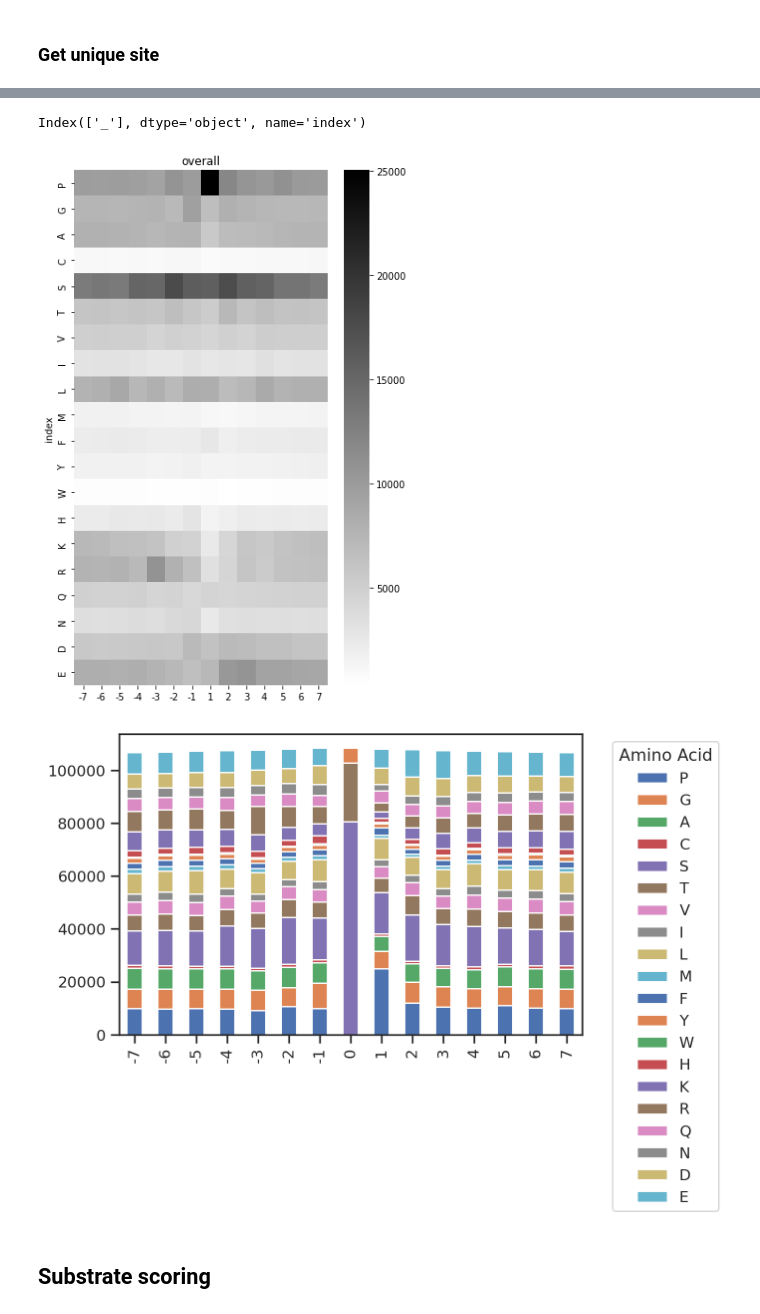
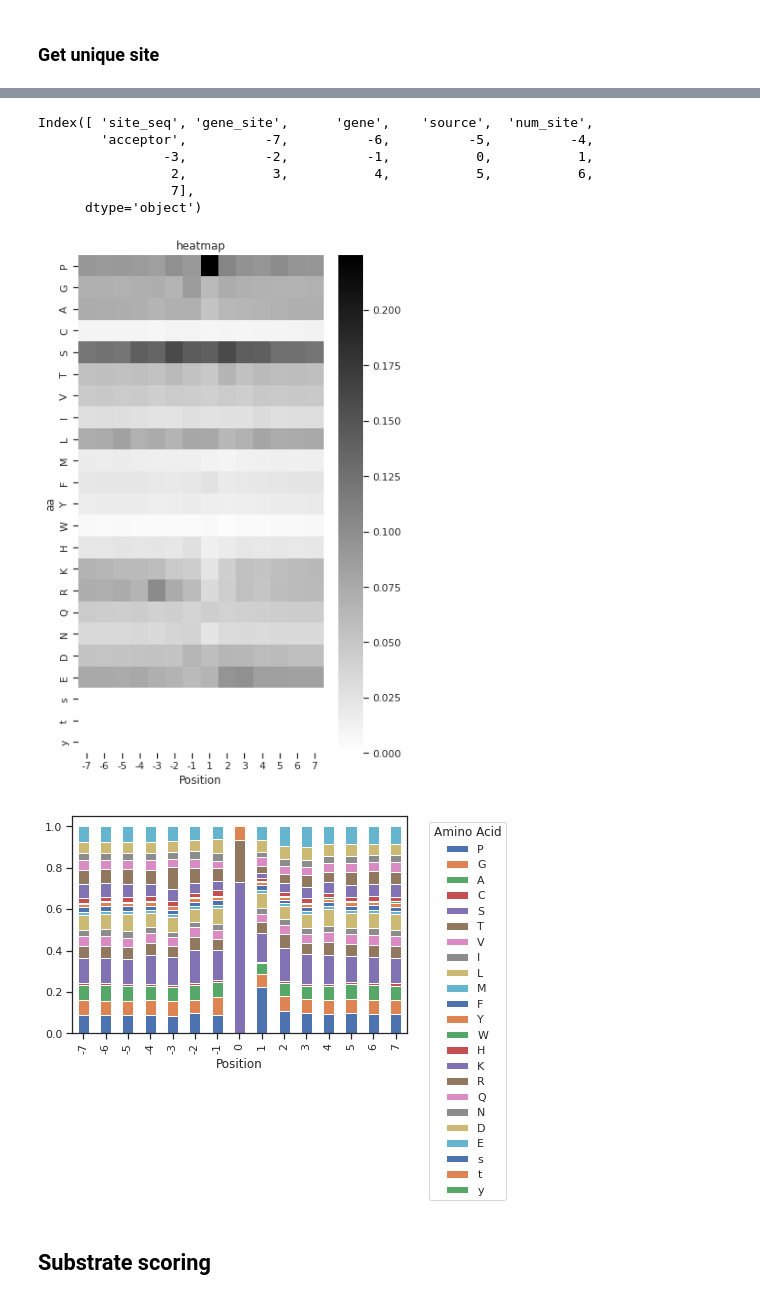
Before and after one commit to sky1ove/katlas, a Jupyter notebook: nbs/paper_07_Phosphoproteomics_scoring.ipynb, the cells around one changed output, grey strips where cells are left out. Drawn from its saved outputs; the diff is of its cells as text; code cells hidden in the pictures.

Commit message:
add raw code for the katlas paper

```diff
--- a/nbs/paper_07_Phosphoproteomics_scoring.ipynb
+++ b/nbs/paper_07_Phosphoproteomics_scoring.ipynb
@@ -143,6 +174,10 @@ unique = Data.get_combine_site_pplus_ochoa()
 # %%
+sns.set(rc={"figure.dpi":300, 'savefig.dpi':300})
+sns.set_context('notebook')
+sns.set_style("ticks")
+
 plt.figure(figsize=(6,2))
 plot_count(unique.acceptor.value_counts(),20000)
-plt.title('Count of phosphorylation sites')
+plt.title('Count of unique phosphorylation sites')
 plt.xlabel('count');
 # %% [output]
@@ -154,2 +189,2 @@ split = unique.site_seq.apply(list).apply(pd.Series)
 # %%
-split.columns = [i for i in range(-7,8)]
+unique.columns = unique.columns[:-15].tolist() + [i for i in range(-7,8)]
@@ -183,4 +190,0 @@ aa_order = [i for i in 'PGACSTVILMFYWHKRQNDE']
-# %%
-data.index[~data.index.isin(aa_order)]
-# %% [output]
-Index(['_'], dtype='object', name='index')
@@ -189,15 +191,23 @@ data = data.reindex(index=aa_order)
+# %%
+unique.columns
+# %% [output]
+Index([ 'site_seq', 'gene_site',      'gene',    'source',  'num_site',
+        'acceptor',          -7,          -6,          -5,          -4,
+                -3,          -2,          -1,           0,           1,
+                 2,           3,           4,           5,           6,
+                 7],
+      dtype='object')
+# %%
+paper,full=get_freq(unique)
 # %%
-plot_heatmap(data.drop(columns=[0]),'overall')
+plot_heatmap(full.drop(columns=[0]))
 # %% [output]
-[figure, old version]
+[figure, new version]
-# %%
-sns.set(rc={"figure.dpi":200, 'savefig.dpi':200})
-sns.set_context('notebook')
-sns.set_style("ticks")
 # %%
-data.T.plot.bar(stacked=True)
-plt.legend(title='Amino Acid', bbox_to_anchor=(1.05, 1), loc='upper left');
+full.T.plot.bar(stacked=True)
+plt.legend(title='Amino Acid', bbox_to_anchor=(1.05, 1), loc='upper left')
+plt.xlabel('Position');
 # %% [output]
-[figure, old version]
+[figure, new version]
 # %% [markdown]
 ## Substrate scoring
```
Also changed, not shown: parts of 72 cells of this notebook, 17 other files.
